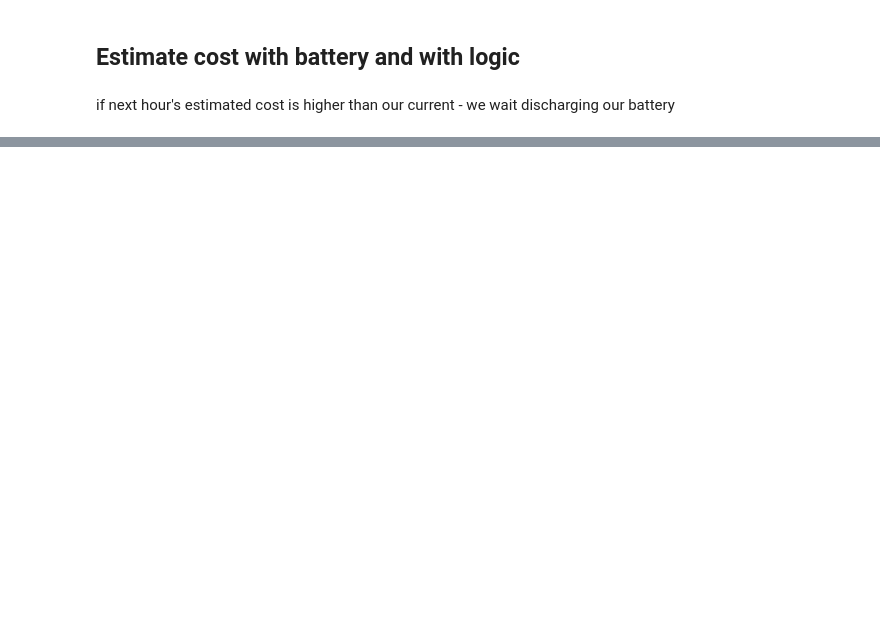
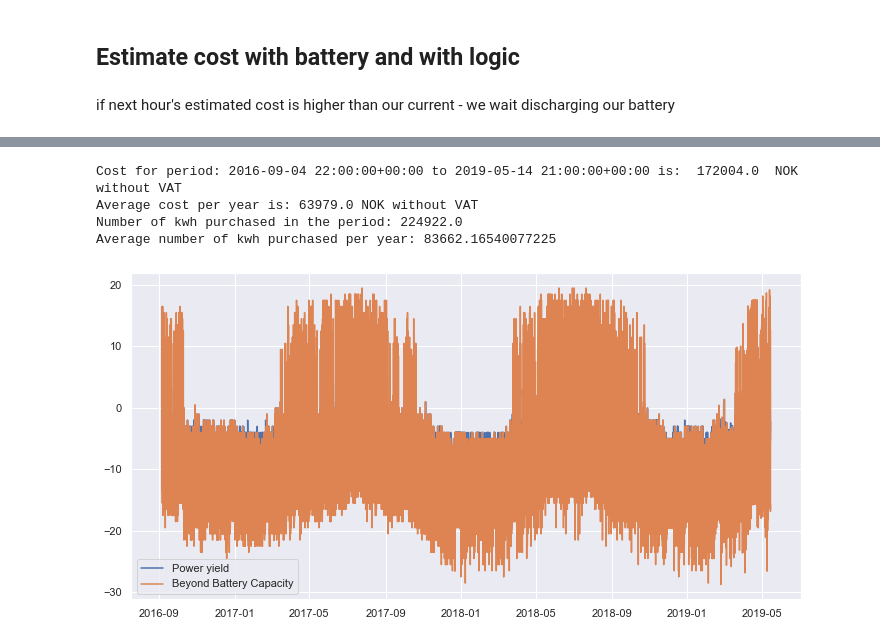
Before and after one commit to 4ug-aug/Otovo-OptimalControl, a Jupyter notebook: apply_battery.ipynb, the cells around one changed output, grey strips where cells are left out. Saved outputs shown, nothing was run; the diff lists cells and outputs as text; code cells hidden in the pictures; blank space fills up the shorter version.

Commit message:
Refac: Created logic rollout function to easily apply logic and calculate price and cummulative price

```diff
--- a/apply_battery.ipynb
+++ b/apply_battery.ipynb
@@ -367,5 +318,13 @@ def logic_OLD(battery_now, now_power_yield, next_power_yield, hour):
 # %%
-def price_optimisation_logic(battery, power_yield, hour):
+# Initialise battery
+battery = Battery2(max_capacity=12)
+
+# Define logic
+def price_optimisation_logic(row, battery):
+
+    power_yield = row["power_yield"]
+    hour = row["timeslot"].hour
+
 
     peak_hours = [8, 9, 10, 11, 16, 17, 18, 19]
     # if hour is in peak hours we sell all the power we have and produce
@@ -374,34 +333,29 @@ def price_optimisation_logic(battery, power_yield, hour):
             current_charge = battery.get_current_capacity()
             current_charge += power_yield
             battery.current_capacity = 0
-            return current_charge
+            row["surplus_deficit"] = current_charge
         else:
             battery.charge(power_yield)
             surplus = battery.get_surplus_deficit()
             if surplus >= 0:
                 remaining_capacity = battery.get_current_capacity()
                 battery.current_capacity = 0
-                return remaining_capacity
-            return battery.get_surplus_deficit()
+                row["surplus_deficit"] = remaining_capacity
+            else:
+                row["surplus_deficit"] = battery.get_surplus_deficit()
     else:
         if power_yield >= 0:
             battery.charge(power_yield)
             if battery.get_current_capacity() != battery.get_max_capacity():
                 buy = -(battery.get_max_capacity() - battery.get_current_capacity())
                 battery.current_capacity = battery.get_max_capacity()
-                return buy
-            return battery.get_surplus_deficit()
+
+                row["surplus_deficit"] = buy
+            else:
+                row["surplus_deficit"] = battery.get_surplus_deficit()
 
         else:
-            return power_yield - (battery.get_max_capacity() - battery.get_current_capacity())
+            row["surplus_deficit"] = power_yield - (battery.get_max_capacity() - battery.get_current_capacity())
+
+    row["battery_capacity"] = battery.get_current_capacity()
+    return row
-# %%
-# Apply battery logic to dataframe where next_power_yield is the power_yield of the next row
-battery = Battery2()
-for index, row in series_battery_logic.iterrows():
-    # If next index is last index, we dont have a next row
-    if index == series_battery_logic.shape[0] - 1:
-        break
-
-    series_battery_logic.loc[index, "beyond_battery_capacity"] = price_optimisation_logic(battery, row["power_yield"], row["timeslot"].hour)
-
-series_battery_logic.head()
@@ -410,9 +362,20 @@ print(series_battery_logic.isnull().sum())
+# %%
+series_battery_logic = logic_rollout(series_merge.copy(), battery, price_optimisation_logic, get_price)
+# %%
+print_price_summary(series_battery_logic)
+# %% [output]
+Cost for period: 2016-09-04 22:00:00+00:00 to 2019-05-14 21:00:00+00:00 is:  172004.0  NOK without VAT
+Average cost per year is: 63979.0 NOK without VAT
+Number of kwh purchased in the period: 224922.0
+Average number of kwh purchased per year: 83662.16540077225
 # %%
 import seaborn as sns
 sns.set()
 fig, ax = plt.subplots(figsize=(12, 6))
 # ax.plot(series_battery_logic["timeslot"], series_battery_logic["battery_capacity"], label="Battery capacity")
 ax.plot(series_battery_logic["timeslot"], series_battery_logic["power_yield"], label="Power yield")
-ax.plot(series_battery_logic["timeslot"], series_battery_logic["beyond_battery_capacity"], label="Beyond Battery Capacity")
+ax.plot(series_battery_logic["timeslot"], series_battery_logic["surplus_deficit"], label="Beyond Battery Capacity")
 ax.legend()
 plt.show()
+# %% [output]
+[figure, added]
```
Also changed, not shown: parts of 36 cells of this notebook.
